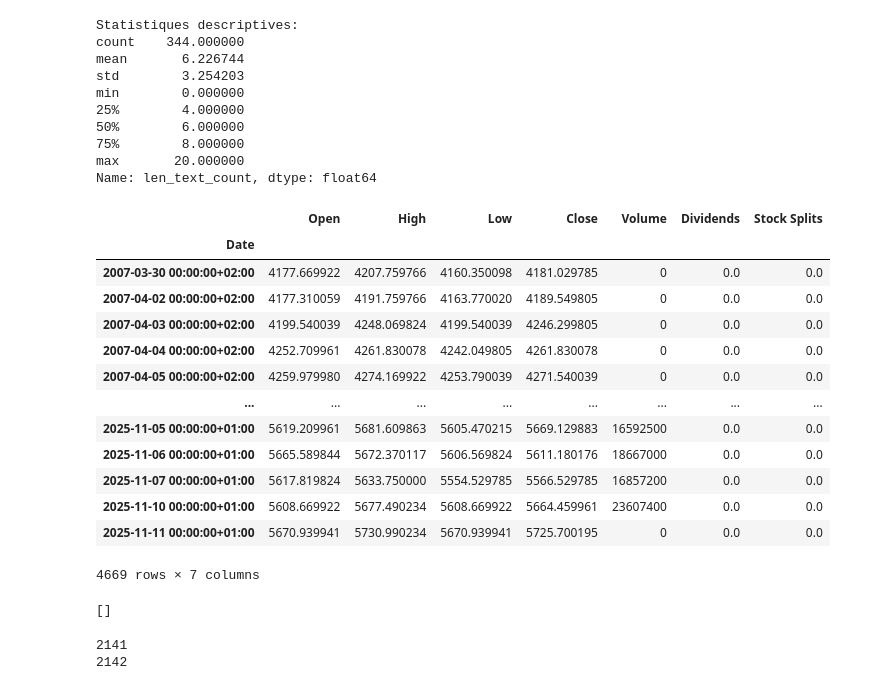
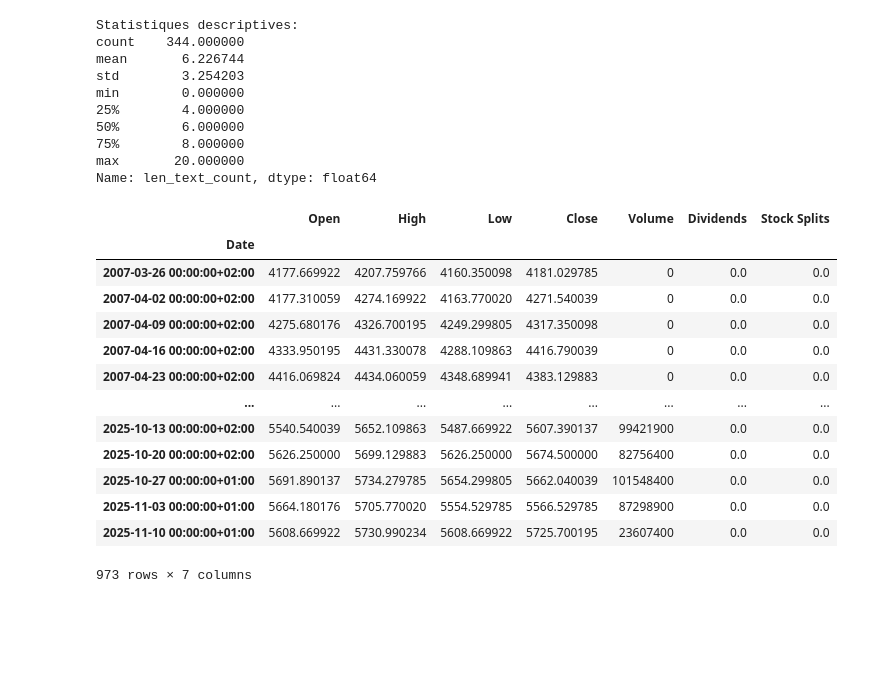
Before and after one commit to amjn480/project_ml_pm_vautrin_jean, a Jupyter notebook: main.ipynb, the cells around one changed output. Saved outputs shown, nothing was run; the diff lists cells and outputs as text; code cells hidden in the pictures; blank space fills up the shorter version.

```diff
--- a/main.ipynb
+++ b/main.ipynb
@@ -892,38 +892,21 @@ Name: len_text_count, dtype: float64
 # %%
 dat = yf.Ticker("^STOXX50E")
 # dax : ^GDAXI
 # CAC 40 : ^FCHI
 dat.history(period='max')
+dat.history(period='max', interval='1wk')
 # %% [output]
 |  | Open | High | Low | Close | Volume | Dividends | Stock Splits |
 | Date |  |  |  |  |  |  |  |
-| 2007-03-30 00:00:00+02:00 | 4177.669922 | 4207.759766 | 4160.350098 | 4181.029785 | 0 | 0.0 | 0.0 |
-| 2007-04-02 00:00:00+02:00 | 4177.310059 | 4191.759766 | 4163.770020 | 4189.549805 | 0 | 0.0 | 0.0 |
-| 2007-04-03 00:00:00+02:00 | 4199.540039 | 4248.069824 | 4199.540039 | 4246.299805 | 0 | 0.0 | 0.0 |
-| 2007-04-04 00:00:00+02:00 | 4252.709961 | 4261.830078 | 4242.049805 | 4261.830078 | 0 | 0.0 | 0.0 |
-| 2007-04-05 00:00:00+02:00 | 4259.979980 | 4274.169922 | 4253.790039 | 4271.540039 | 0 | 0.0 | 0.0 |
+| 2007-03-26 00:00:00+02:00 | 4177.669922 | 4207.759766 | 4160.350098 | 4181.029785 | 0 | 0.0 | 0.0 |
+| 2007-04-02 00:00:00+02:00 | 4177.310059 | 4274.169922 | 4163.770020 | 4271.540039 | 0 | 0.0 | 0.0 |
+| 2007-04-09 00:00:00+02:00 | 4275.680176 | 4326.700195 | 4249.299805 | 4317.350098 | 0 | 0.0 | 0.0 |
+| 2007-04-16 00:00:00+02:00 | 4333.950195 | 4431.330078 | 4288.109863 | 4416.790039 | 0 | 0.0 | 0.0 |
+| 2007-04-23 00:00:00+02:00 | 4416.069824 | 4434.060059 | 4348.689941 | 4383.129883 | 0 | 0.0 | 0.0 |
 | ... | ... | ... | ... | ... | ... | ... | ... |
-| 2025-11-05 00:00:00+01:00 | 5619.209961 | 5681.609863 | 5605.470215 | 5669.129883 | 16592500 | 0.0 | 0.0 |
-| 2025-11-06 00:00:00+01:00 | 5665.589844 | 5672.370117 | 5606.569824 | 5611.180176 | 18667000 | 0.0 | 0.0 |
-| 2025-11-07 00:00:00+01:00 | 5617.819824 | 5633.750000 | 5554.529785 | 5566.529785 | 16857200 | 0.0 | 0.0 |
-| 2025-11-10 00:00:00+01:00 | 5608.669922 | 5677.490234 | 5608.669922 | 5664.459961 | 23607400 | 0.0 | 0.0 |
-| 2025-11-11 00:00:00+01:00 | 5670.939941 | 5730.990234 | 5670.939941 | 5725.700195 | 0 | 0.0 | 0.0 |
+| 2025-10-13 00:00:00+02:00 | 5540.540039 | 5652.109863 | 5487.669922 | 5607.390137 | 99421900 | 0.0 | 0.0 |
+| 2025-10-20 00:00:00+02:00 | 5626.250000 | 5699.129883 | 5626.250000 | 5674.500000 | 82756400 | 0.0 | 0.0 |
+| 2025-10-27 00:00:00+01:00 | 5691.890137 | 5734.279785 | 5654.299805 | 5662.040039 | 101548400 | 0.0 | 0.0 |
+| 2025-11-03 00:00:00+01:00 | 5664.180176 | 5705.770020 | 5554.529785 | 5566.529785 | 87298900 | 0.0 | 0.0 |
+| 2025-11-10 00:00:00+01:00 | 5608.669922 | 5730.990234 | 5608.669922 | 5725.700195 | 23607400 | 0.0 | 0.0 |
-4669 rows × 7 columns
+973 rows × 7 columns
-# %%
-article_list = pd.read_pickle("ecb_press_releases_link_df.pkl")
-article_list["file_title"] = article_list.apply(make_safe_title, axis=1)
-
-uninported_articles = []
-for idx, row in article_list.iterrows():
-    file_path = os.path.join("ecb_press_release", f"{row['file_title']}.txt")
-    if not os.path.exists(file_path):
-        uninported_articles.append(row)
-print(uninported_articles)
-# %% [output]
-[]
-# %%
-print(len(pd.unique(article_list['file_title'])))
-print(len(article_list))
-# %% [output]
-2141
-2142
```
Also changed, not shown: parts of 5 cells of this notebook.
